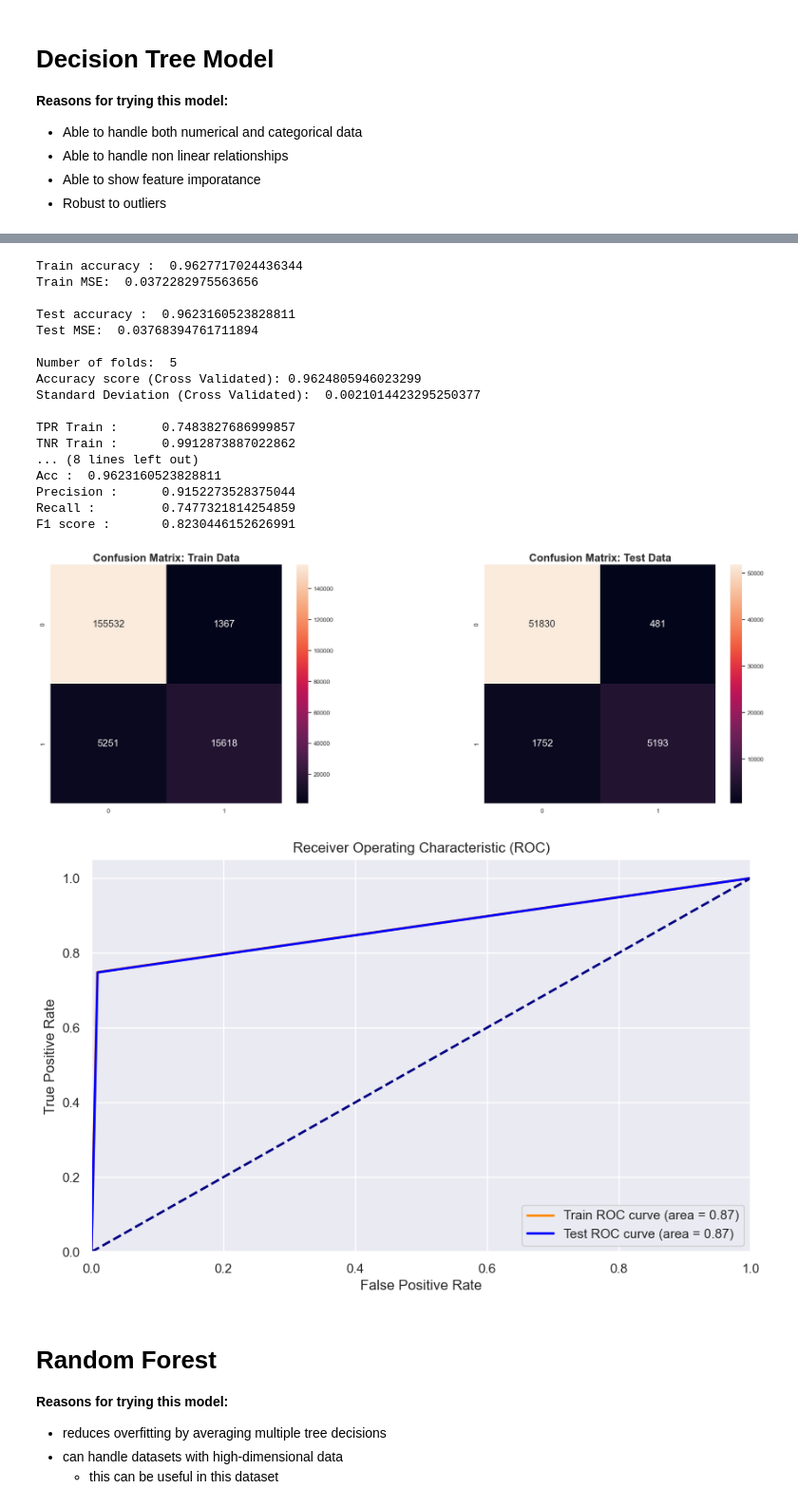
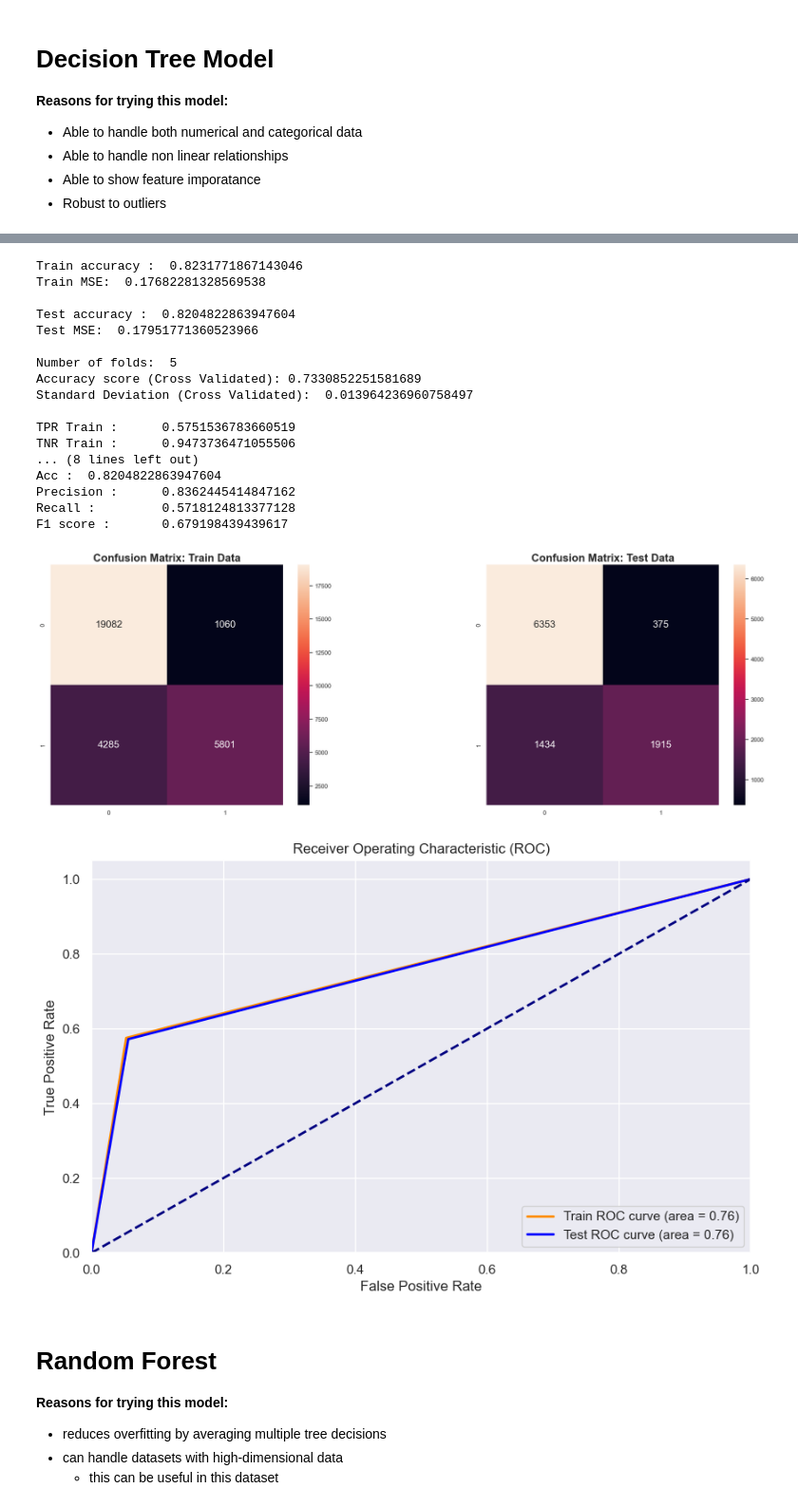
Before and after one commit to lczm/NTU-SC1015, a Jupyter notebook: Spaceship.ipynb, the cells around one changed output, grey strips where cells are left out. Shown at 95% size. Drawn from its saved outputs; the diff is of its cells as text; code cells hidden in the pictures.

```diff
--- a/Spaceship.ipynb
+++ b/Spaceship.ipynb
@@ -259,0 +262,10 @@ for i, col in enumerate(categorical_columns):
+# %%
+under = RandomUnderSampler(sampling_strategy=0.5)
+
+df_under = df.copy()
+
+x = df_under.drop(['HadHeartAttack'], axis=1)
+y = df_under['HadHeartAttack']
+
+x_under, y_under = under.fit_resample(x, y)
+df_under = pd.concat([x_under, y_under], axis=1)
@@ -354,12 +386,10 @@ TODO - Pick one of the visualizations / find another one that shows this better
 # %%
-f, axes = plt.subplots(1, n_features, figsize=(24, 12))
-for i, col in enumerate(important_features):
-    sb.countplot(pd.concat([df_encoded[col], df['HadHeartAttack']], axis=1),
+# 10 features, build 2x5 grid
+f, axes = plt.subplots(2, 5, figsize=(24, 12))
+for i, col in enumerate(top_features):
+    r = int(i % 2)
+    c = int(i % 5)
+    sb.countplot(pd.concat([df_under[col], df_under['HadHeartAttack']], axis=1),
                  x='HadHeartAttack', hue=col, stat='proportion',
-                 legend='auto', ax=axes[i])
-
-f, axes = plt.subplots(1, n_features, figsize=(12, 6))
-for i, col in enumerate(important_features):
-    result= df.groupby(col)['HadHeartAttack'].value_counts().unstack()
-    result.plot(kind='bar', stacked=True, ax=axes[i])
+                 legend='auto', ax=axes[r][c])
 # %% [output]
@@ -416,5 +480,9 @@ SMOTENN :  (237024, 5) (237024,)
 # %%
-x_train, x_test, y_train, y_test = train_test_split(x_over, y_over, test_size=0.25)
+# x_train, x_test, y_train, y_test = train_test_split(x_over, y_over, test_size=0.25)
+df_under = encode_df(df_under)
+x = df_under.drop(['HadHeartAttack'], axis=1)
+y = df_under['HadHeartAttack']
+x_train, x_test, y_train, y_test = train_test_split(x, y, test_size=0.25)
 # %%
 print(x.shape)
 print(y.shape)
@@ -550,26 +618,26 @@ plot_tree(dectree, filled=True, rounded=True,
 # %%
 decision_tree_classifier = train_model(x_train, x_test, DecisionTreeClassifier(max_depth=5))
-evaluate_model(x_train, x_test, y_train, y_test, x_over, y_over, decision_tree_classifier, 5)
+evaluate_model(x_train, x_test, y_train, y_test, x, y, decision_tree_classifier, 5)
 # %% [output]
-Train accuracy :  0.9627717024436344
-Train MSE:  0.0372282975563656
+Train accuracy :  0.8231771867143046
+Train MSE:  0.17682281328569538
 
-Test accuracy :  0.9623160523828811
-Test MSE:  0.03768394761711894
+Test accuracy :  0.8204822863947604
+Test MSE:  0.17951771360523966
 
 Number of folds:  5
-Accuracy score (Cross Validated): 0.9624805946023299
-Standard Deviation (Cross Validated):  0.0021014423295250377
+Accuracy score (Cross Validated): 0.7330852251581689
+Standard Deviation (Cross Validated):  0.013964236960758497
 
-TPR Train :      0.7483827686999857
-TNR Train :      0.9912873887022862
+TPR Train :      0.5751536783660519
+TNR Train :      0.9473736471055506
 ... (8 lines left out)
-Acc :  0.9623160523828811
-Precision :      0.9152273528375044
-Recall :         0.7477321814254859
-F1 score :       0.8230446152626991
+Acc :  0.8204822863947604
+Precision :      0.8362445414847162
+Recall :         0.5718124813377128
+F1 score :       0.679198439439617
-[figure, old version]
+[figure, new version]
-[figure, old version]
+[figure, new version]
 # %% [markdown]
 # Random Forest
 
```
Also changed, not shown: parts of 32 cells of this notebook.
